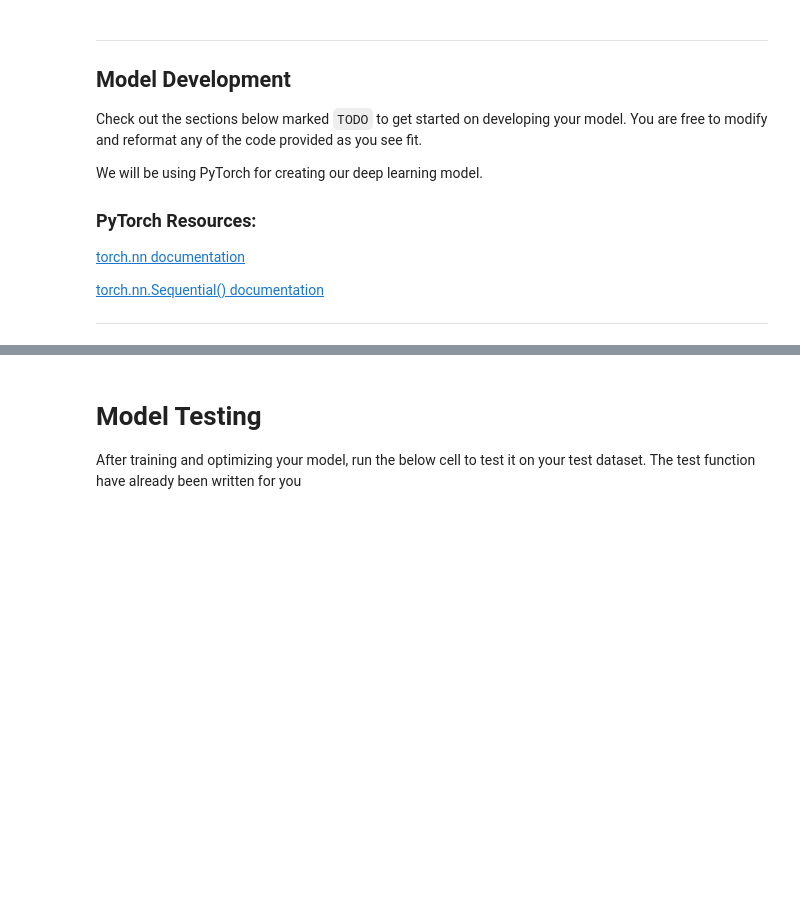
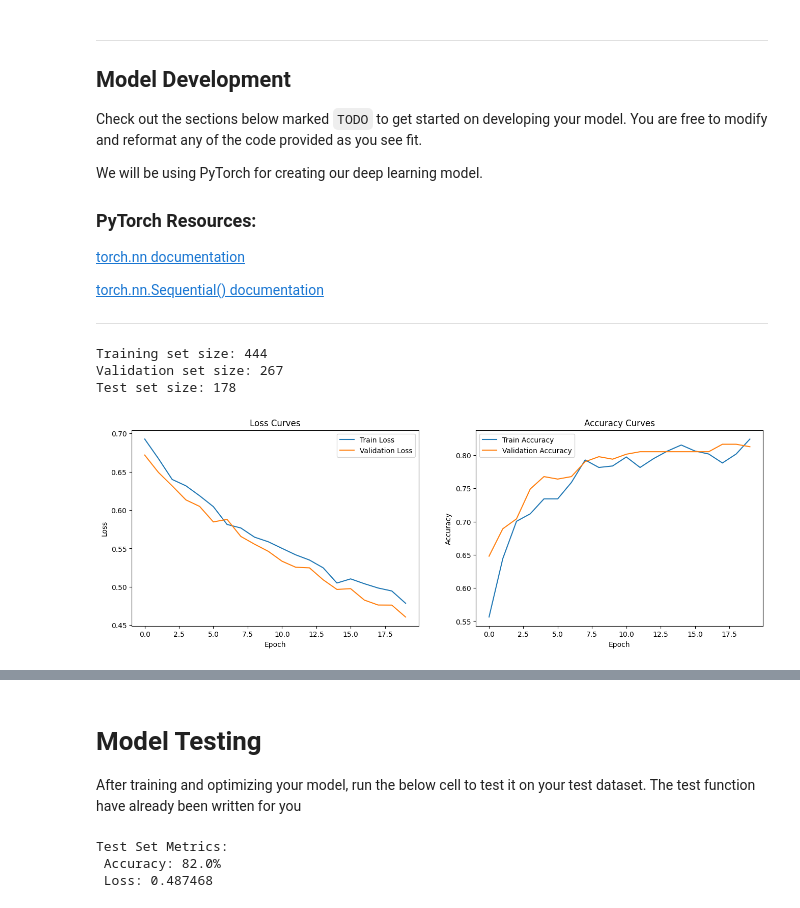
Before and after one commit to rosaha-hash/MDST-Onboarding, a Jupyter notebook: Optional-Challenges/DL/titanic.ipynb, the cells around one changed output, grey strips where cells are left out. Saved outputs shown, nothing was run; the diff lists cells and outputs as text; code cells hidden in the pictures; blank space fills up the shorter version.

```diff
--- a/Optional-Challenges/DL/titanic.ipynb
+++ b/Optional-Challenges/DL/titanic.ipynb
@@ -109,6 +130,10 @@ df.isna().sum()
 # %%
 # drop columns that are redundant or contain many NaN values
-df = df.drop(["pclass", "alive", "embarked", "alone", "adult_male", "deck", "age"], axis = 1)
+df = df.drop(
+    ["pclass", "alive", "embarked", "alone", "adult_male", "deck", "age"],
+    axis=1,
+    errors="ignore"
+)
 df = df.dropna(subset=["embark_town"])
 
 # TODO: Further data preprocessing (optional)
@@ -119,6 +153,12 @@ for label in ["class", "who", "embark_town"]:
     df = df.join(pd.get_dummies(df[label], prefix=label))
     df = df.drop(label, axis=1)
 
+    df["class_First"] = df["class_First"].map({"False": 0, "True": 1})
+    df["class_Second"] = df["class_Second"].map({"False": 0, "True": 1})
+    df["class_Third"] = df["class_Third"].map({"False": 0, "True": 1})
+    df["who_child"] = df["who_child"].map({"False": 0, "True": 1})
+    df["who_man"] = df["who_man"].map({"False": 0, "True": 1})
+
 # TODO: Further feature engineering (optional)
 # %% [markdown]
 ---
@@ -198,11 +238,16 @@ class TitanicNN(nn.Module):
         ### TODO 2/4: Define model architecture here
         ### ------------------------------------------------
         # Linear / Fully-Connected Layer:
-
+        self.fc1 = nn.Linear(in_features=X.shape[1], out_features=16)
+        self.fc2 = nn.Linear(in_features=16, out_features=8)
+        self.fc3 = nn.Linear(in_features=8, out_features=1)
         # Regularization Techniques:
-
+        self.dropout = nn.Dropout(p=0.2)
+        self.batchnorm1 = nn.BatchNorm1d(num_features=16)
+        self.batchnorm2 = nn.BatchNorm1d(num_features=8)
         # Activation Functions:
-
+        self.relu = nn.ReLU()
+        self.sigmoid = nn.Sigmoid()
         #...
         ### ------------------------------------------------END TODO 2/4
 
@@ -210,6 +255,14 @@ class TitanicNN(nn.Module):
         ### ------------------------------------------------
         ### TODO 3/4: Define forward pass here
         ### ------------------------------------------------
+        x = self.relu(self.batchnorm1(self.fc1(x)))
+        x = self.dropout(x)
+
+        x = self.relu(self.batchnorm2(self.fc2(x)))
+        x = self.dropout(x)
+
+        x = self.fc3(x)
+        x = self.sigmoid(x)
 
         return x
         ### ------------------------------------------------END TODO 3/4
@@ -227,7 +280,7 @@ model = TitanicNN()
 ### ---------------------------------------------------------------------------
 
 # Epochs: the number of complete passes of the training dataset
-epochs = 5
+epochs = 20
 
 # Batch Size: the number of training samples
 # in one forward/backward pass. Smaller batch size
@@ -235,11 +288,11 @@ epochs = 5
 # while larger batch sizes obtain a more accurate
 # estimate of the true gradient at the cost of
 # computation time
-batch_size = 32
+batch_size = 50
 
 # Learning Rate: determines step size at each
 # iteration of optimizer
-lr = 1e-5
+lr = 1e-3
 
 loss_function = nn.BCELoss()
 optimizer = torch.optim.Adam(model.parameters(), lr=lr, weight_decay=0, amsgrad=False)
@@ -294,6 +347,7 @@ def train_validate(train_loader: DataLoader, val_loader: DataLoader, model: nn.M
 
         running_loss += loss.item()
         # Convert probabilities to binary predictions
+
         pred_binary = (pred > 0.5).float()
         correct_predictions = (pred_binary.squeeze(1) == y.squeeze(1)).float().sum().item()
         train_accuracy += correct_predictions
@@ -329,30 +383,35 @@ for t in range(epochs):
     val_losses.append(val_loss)
     train_accuracies.append(train_accuracy)
     val_accuracies.append(val_accuracy)
 
 def plot_train_curves(train_losses: list[float], val_losses: list[float], train_accuracies: list[float], val_accuracies: list[float]) -> None:
     plt.figure(figsize=(16, 5))
 
     plt.subplot(1, 2, 1)
     plt.plot(train_losses, label="Train Loss")
     plt.plot(val_losses, label="Validation Loss")
     plt.xlabel('Epoch')
     plt.ylabel('Loss')
     plt.title('Loss Curves')
     plt.legend()
 
     plt.subplot(1, 2, 2)
     plt.plot(train_accuracies, label="Train Accuracy")
     plt.plot(val_accuracies, label="Validation Accuracy")
     plt.xlabel('Epoch')
     plt.ylabel('Accuracy')
     plt.title('Accuracy Curves')
     plt.legend()
     plt.show()
 
     print(f'Train Loss: {train_losses[-1]:.4f}')
     print(f'Validation Loss: {val_losses[-1]:.4f}')
     print(f'Train Accuracy: {train_accuracies[-1]:.4f}')
     print(f'Validation Accuracy: {val_accuracies[-1]:.4f}')
 
 plot_train_curves(train_losses, val_losses, train_accuracies, val_accuracies)
+# %% [output]
+Training set size: 444
+Validation set size: 267
+Test set size: 178
+[figure, added]
@@ -385,3 +448,7 @@ def test(test_loader, model, loss_function):
 test_dataset = TensorDataset(X_test, y_test)
 test_loader = DataLoader(test_dataset, batch_size=y_test.shape[0], shuffle=True)
 test(test_loader, model, loss_function)
+# %% [output]
+Test Set Metrics:
+ Accuracy: 82.0%
+ Loss: 0.487468
```
Also changed, not shown: parts of 6 cells of this notebook, 2 other files.
